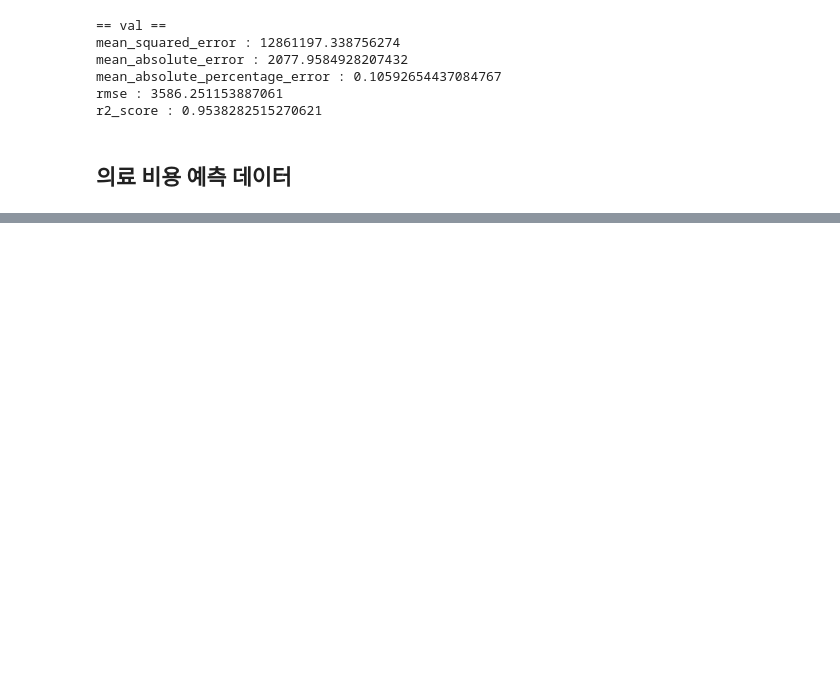
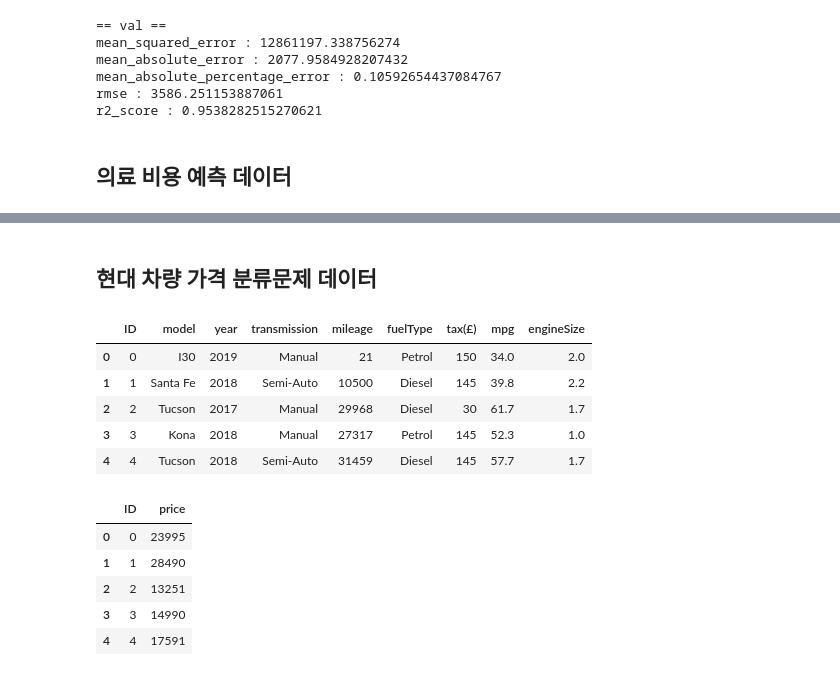
Before and after one commit to Naseungju/-_-, a Jupyter notebook: 2유형_연습2.ipynb, the cells around one changed output, grey strips where cells are left out. Cells and saved outputs as stored; diff of their text form; code cells hidden in the pictures; blank space fills up the shorter version.

```diff
--- a/2유형_연습2.ipynb
+++ b/2유형_연습2.ipynb
@@ -210,0 +552,25 @@ r2_score : 0.9538282515270621
+# %% [markdown]
+## 현대 차량 가격 분류문제 데이터
+# %%
+import pandas as pd
+#데이터 로드
+x_train = pd.read_csv("https://raw.githubusercontent.com/Datamanim/datarepo/main/hyundai/x_train.csv")
+y_train = pd.read_csv("https://raw.githubusercontent.com/Datamanim/datarepo/main/hyundai/y_train.csv")
+x_test= pd.read_csv("https://raw.githubusercontent.com/Datamanim/datarepo/main/hyundai/x_test.csv")
+
+
+display(x_train.head())
+display(y_train.head())
+# %% [output]
+|  | ID | model | year | transmission | mileage | fuelType | tax(£) | mpg | engineSize |
+| 0 | 0 | I30 | 2019 | Manual | 21 | Petrol | 150 | 34.0 | 2.0 |
+| 1 | 1 | Santa Fe | 2018 | Semi-Auto | 10500 | Diesel | 145 | 39.8 | 2.2 |
+| 2 | 2 | Tucson | 2017 | Manual | 29968 | Diesel | 30 | 61.7 | 1.7 |
+| 3 | 3 | Kona | 2018 | Manual | 27317 | Petrol | 145 | 52.3 | 1.0 |
+| 4 | 4 | Tucson | 2018 | Semi-Auto | 31459 | Diesel | 145 | 57.7 | 1.7 |
+|  | ID | price |
+| 0 | 0 | 23995 |
+| 1 | 1 | 28490 |
+| 2 | 2 | 13251 |
+| 3 | 3 | 14990 |
+| 4 | 4 | 17591 |
```
Also changed, not shown: parts of 13 cells of this notebook.
